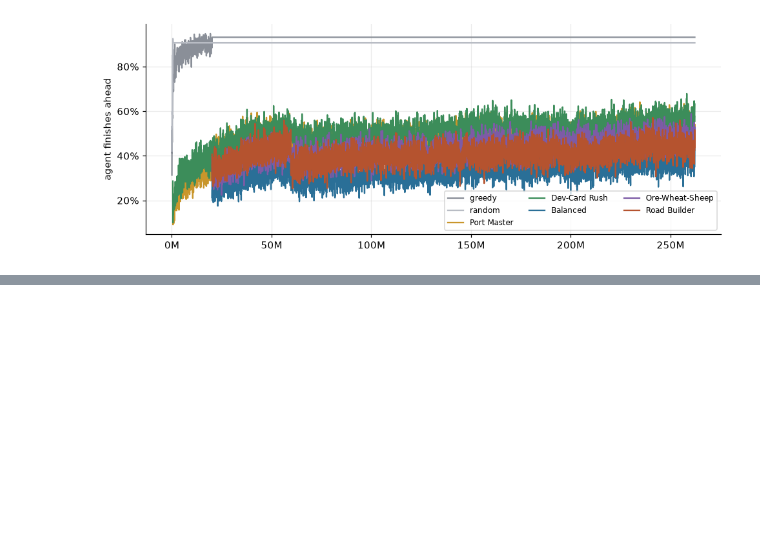
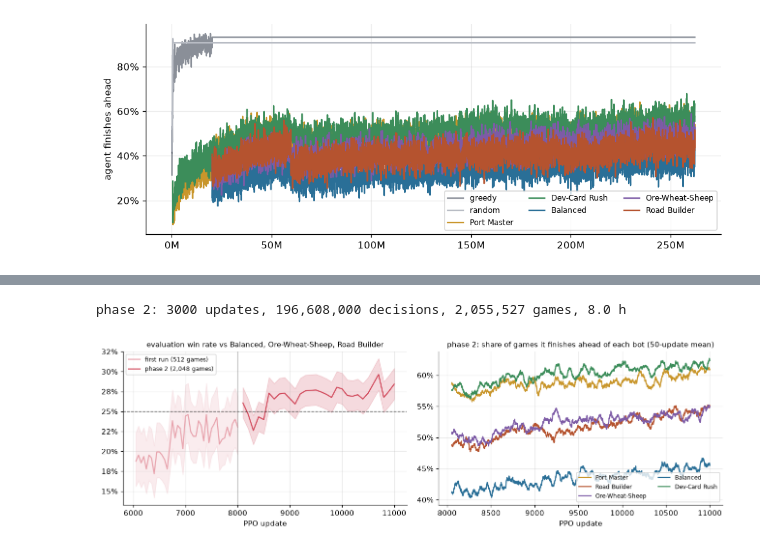
Before and after one commit to HugoSimonet/catan-bot-lab, a Jupyter notebook: notebooks/03_training.ipynb, the cells around one changed output, grey strips where cells are left out. Drawn from its saved outputs; the diff is of its cells as text; code cells hidden in the pictures; blank space fills up the shorter version.

```diff
--- a/notebooks/03_training.ipynb
+++ b/notebooks/03_training.ipynb
@@ -99,0 +107,27 @@ ax.legend(fontsize=8, ncol=3); ax.set_ylabel('agent finishes ahead'); plt.tight_
+# %%
+p2 = load(RESULTS / 'training' / 'phase2_metrics.jsonl')
+start = m['update'].max()
+print(f"phase 2: {p2['update'].max()} updates, {p2['decisions'].max():,} decisions, {p2['games'].max():,} games, "
+      f"{p2['elapsed_s'].max() / 3600:.1f} h")
+tag = 'balanced_ows_road_builder'
+fig, axes = plt.subplots(1, 2, figsize=(12, 3.8))
+ax = axes[0]
+for d, off, name, color in [(m.filter(pl.col('update') > start - 2000), 0, 'first run (512 games)', '#e8a3ad'),
+                            (p2, start, 'phase 2 (2,048 games)', '#d1495b')]:
+    e = d.filter(pl.col(f'eval/{tag}/win_rate').is_not_null())
+    ax.fill_between(e['update'] + off, e[f'eval/{tag}/ci_low'], e[f'eval/{tag}/ci_high'], color=color, alpha=0.2)
+    ax.plot(e['update'] + off, e[f'eval/{tag}/win_rate'], color=color, label=name)
+ax.axhline(0.25, color='k', ls='--', lw=1, alpha=0.6); ax.axvline(start, color='grey', lw=0.8, alpha=0.5)
+ax.yaxis.set_major_formatter(lambda v, _: f'{v:.0%}'); ax.set_xlabel('PPO update'); ax.legend(fontsize=8)
+ax.set_title('evaluation win rate vs Balanced, Ore-Wheat-Sheep, Road Builder', fontsize=10)
+ax = axes[1]
+for c in [c for c in p2.columns if c.startswith('beat/bot')]:
+    b = c.split('_', 1)[1]
+    e = p2.filter(pl.col(c).is_not_null())
+    ax.plot(e['update'] + start, e[c].rolling_mean(50), label=LABELS.get(b, b), color=COLORS.get(b))
+ax.yaxis.set_major_formatter(lambda v, _: f'{v:.0%}'); ax.set_xlabel('PPO update'); ax.legend(fontsize=8, ncol=2)
+ax.set_title('phase 2: share of games it finishes ahead of each bot (50-update mean)', fontsize=10)
+plt.tight_layout(); plt.show()
+# %% [output]
+phase 2: 3000 updates, 196,608,000 decisions, 2,055,527 games, 8.0 h
+[figure, added]
```
Also changed, not shown: parts of 3 cells of this notebook, 32 other files.
